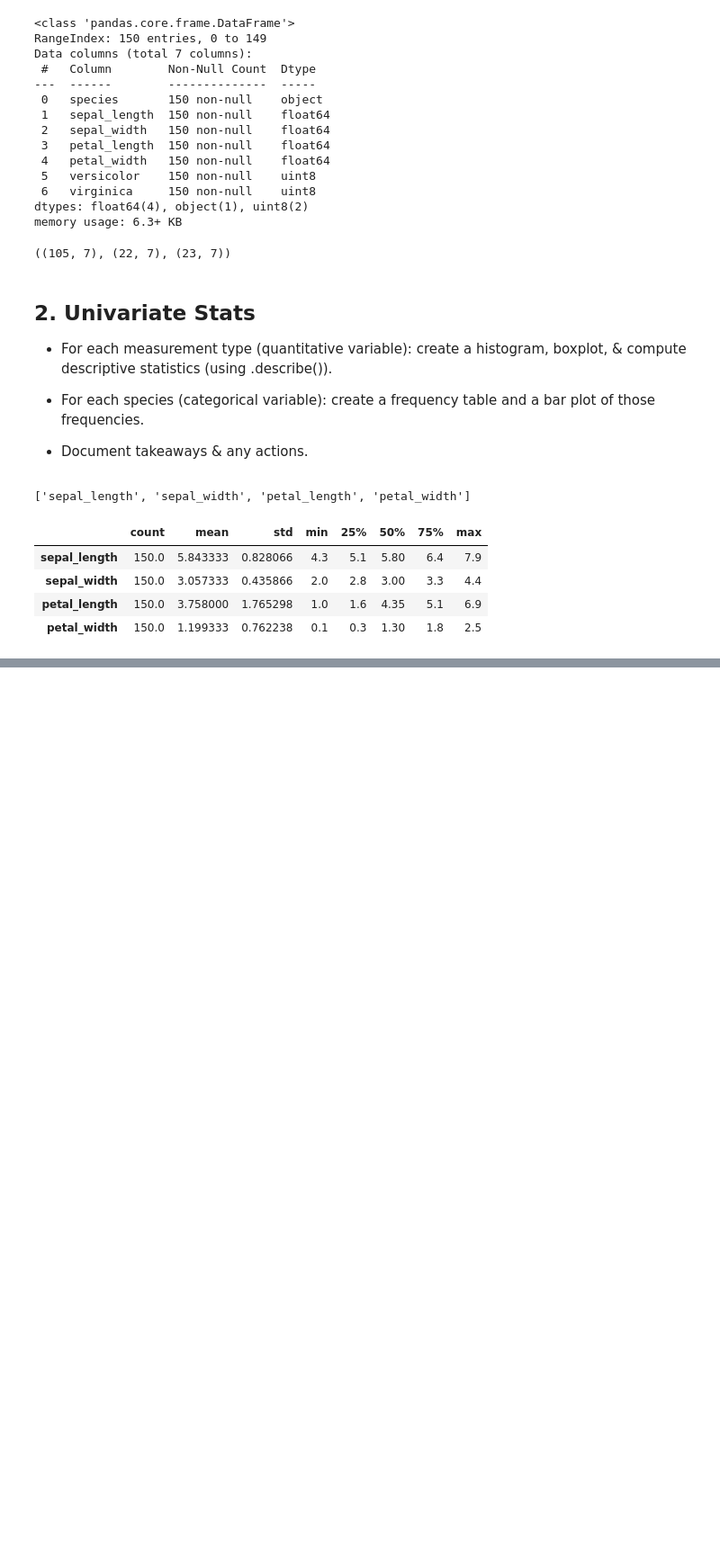
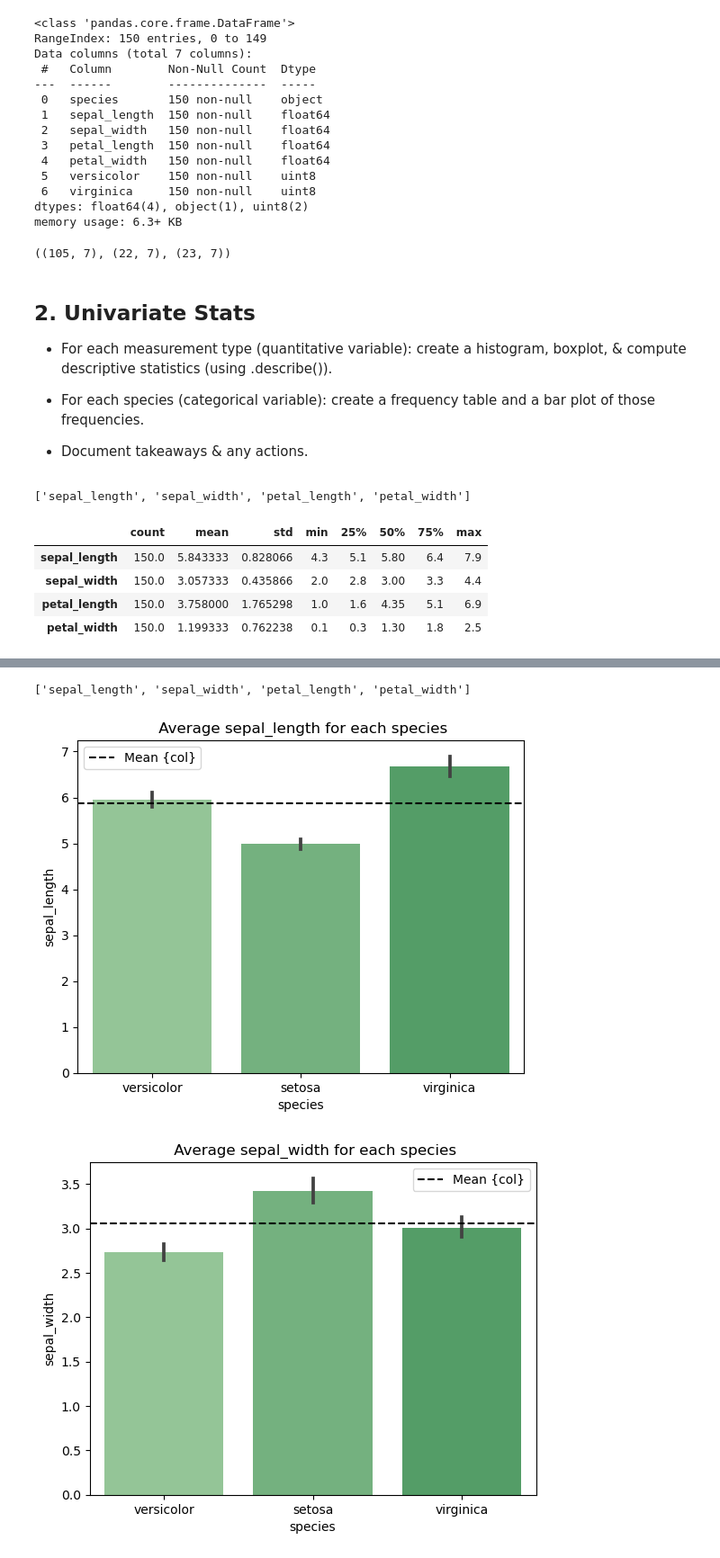
Before and after one commit to nicolas-angarita/classification-exercises, a Jupyter notebook: classification_exercises_p2.ipynb, the cells around one changed output, grey strips where cells are left out. Shown at 90% size. Saved outputs shown, nothing was run; the diff lists cells and outputs as text; code cells hidden in the pictures; blank space fills up the shorter version.

```diff
--- a/classification_exercises_p2.ipynb
+++ b/classification_exercises_p2.ipynb
@@ -694,5 +702,0 @@ petal_width
-# %%
-for col in num_vars:
-    print(col)
-    sns.boxplot(x=col, data = train)
-    plt.show()
@@ -708,7 +702,0 @@ petal_width
-# %%
-for col in at_vars:
-    print(col)
-    print(train[col].value_counts())
-    print(train[col].value_counts(normalize = True) * 100)
-    sns.countplot(x=col, data = train)
-    plt.show()
@@ -742,5 +702,0 @@ Name: virginica, dtype: float64
-# %%
-for col in cat_vars:
-    print(col)
-    sns.barplot(x = x, y = col, data = train)
-    plt.show()
@@ -760,0 +717,15 @@ Name: species, dtype: float64
+# %%
+num_vars.columns.to_list()
+# %% [output]
+['sepal_length', 'sepal_width', 'petal_length', 'petal_width']
+# %%
+for col in num_vars:
+    plt.title(f' Average {col} for each species')
+    sns.barplot(x = 'species', y = col, data = train, palette = sns.color_palette("Greens_d"))
+    overall_mean = train[col].mean()
+    plt.axhline(overall_mean, label = "Mean {col}", color = 'black', ls = '--')
+    plt.legend()
+    plt.show()
+# %% [output]
+[figure, added]
+[figure, added]
```
Also changed, not shown: parts of 65 cells of this notebook, 3 other files.
